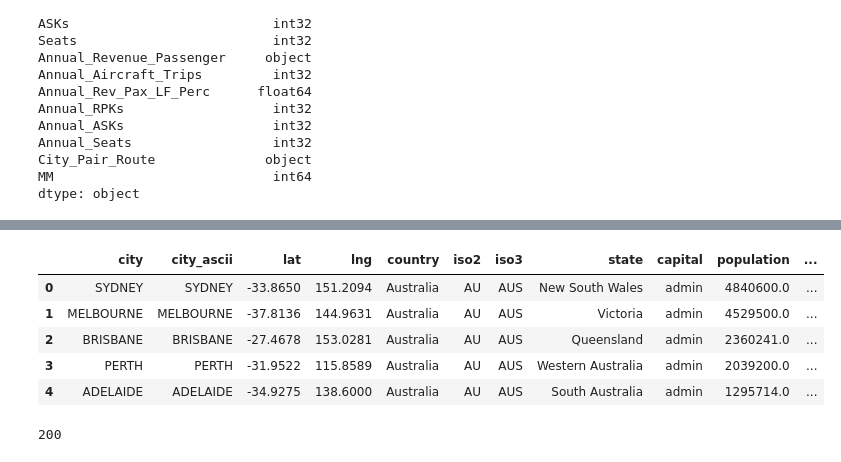
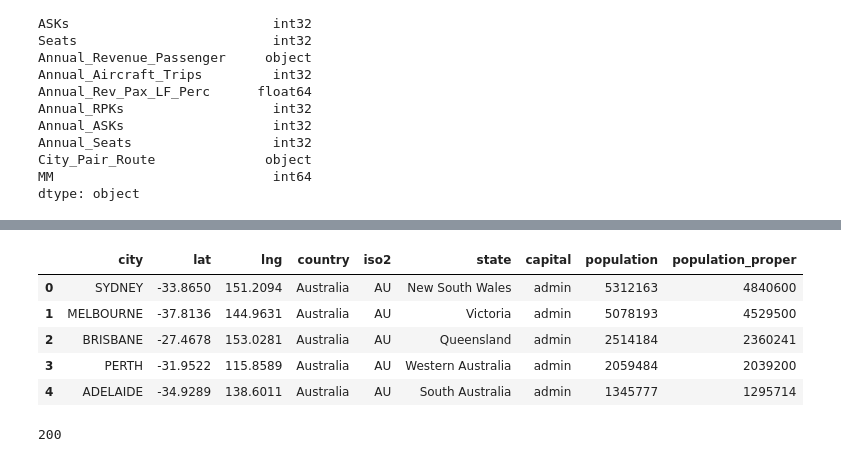
Before and after one commit to NoumenalAglet/Project-2-ETL, a Jupyter notebook: 2_Australia_AirTraffic.ipynb, the cells around one changed output, grey strips where cells are left out. Saved outputs shown, nothing was run; the diff lists cells and outputs as text; code cells hidden in the pictures.

```diff
--- a/2_Australia_AirTraffic.ipynb
+++ b/2_Australia_AirTraffic.ipynb
@@ -156,7 +163,7 @@ City_Pair_Route              object
 MM                            int64
 dtype: object
 # %%
-World_city_file = "Resources/worldcities.csv"
-world_city_df = pd.read_csv(World_city_file)
+World_city_file = "Resources/World Cities.json"
+world_city_df = pd.read_json(World_city_file)
 world_city_df.head()
 # %% [output]
@@ -169,18 +176,15 @@ world_city_df.head()
 # %%
 au_city_df = world_city_df[(world_city_df.iso2 == "AU")].reset_index(drop=True)
-
 au_city_df['city']       = au_city_df['city'].str.upper()
-au_city_df['city_ascii'] = au_city_df['city_ascii'].str.upper()
-
 au_city_df.rename(columns = {'admin_name':'state'}, inplace = True)
 au_city_df.head()
 # %% [output]
-|  | city | city_ascii | lat | lng | country | iso2 | iso3 | state | capital | population | ... |
-| 0 | SYDNEY | SYDNEY | -33.8650 | 151.2094 | Australia | AU | AUS | New South Wales | admin | 4840600.0 | ... |
-| 1 | MELBOURNE | MELBOURNE | -37.8136 | 144.9631 | Australia | AU | AUS | Victoria | admin | 4529500.0 | ... |
-| 2 | BRISBANE | BRISBANE | -27.4678 | 153.0281 | Australia | AU | AUS | Queensland | admin | 2360241.0 | ... |
-| 3 | PERTH | PERTH | -31.9522 | 115.8589 | Australia | AU | AUS | Western Australia | admin | 2039200.0 | ... |
-| 4 | ADELAIDE | ADELAIDE | -34.9275 | 138.6000 | Australia | AU | AUS | South Australia | admin | 1295714.0 | ... |
+|  | city | lat | lng | country | iso2 | state | capital | population | population_proper |
+| 0 | SYDNEY | -33.8650 | 151.2094 | Australia | AU | New South Wales | admin | 5312163 | 4840600 |
+| 1 | MELBOURNE | -37.8136 | 144.9631 | Australia | AU | Victoria | admin | 5078193 | 4529500 |
+| 2 | BRISBANE | -27.4678 | 153.0281 | Australia | AU | Queensland | admin | 2514184 | 2360241 |
+| 3 | PERTH | -31.9522 | 115.8589 | Australia | AU | Western Australia | admin | 2059484 | 2039200 |
+| 4 | ADELAIDE | -34.9289 | 138.6011 | Australia | AU | South Australia | admin | 1345777 | 1295714 |
 # %%
 wikiurl="https://en.wikipedia.org/wiki/States_and_territories_of_Australia"
 
```
Also changed, not shown: parts of 16 cells of this notebook.
